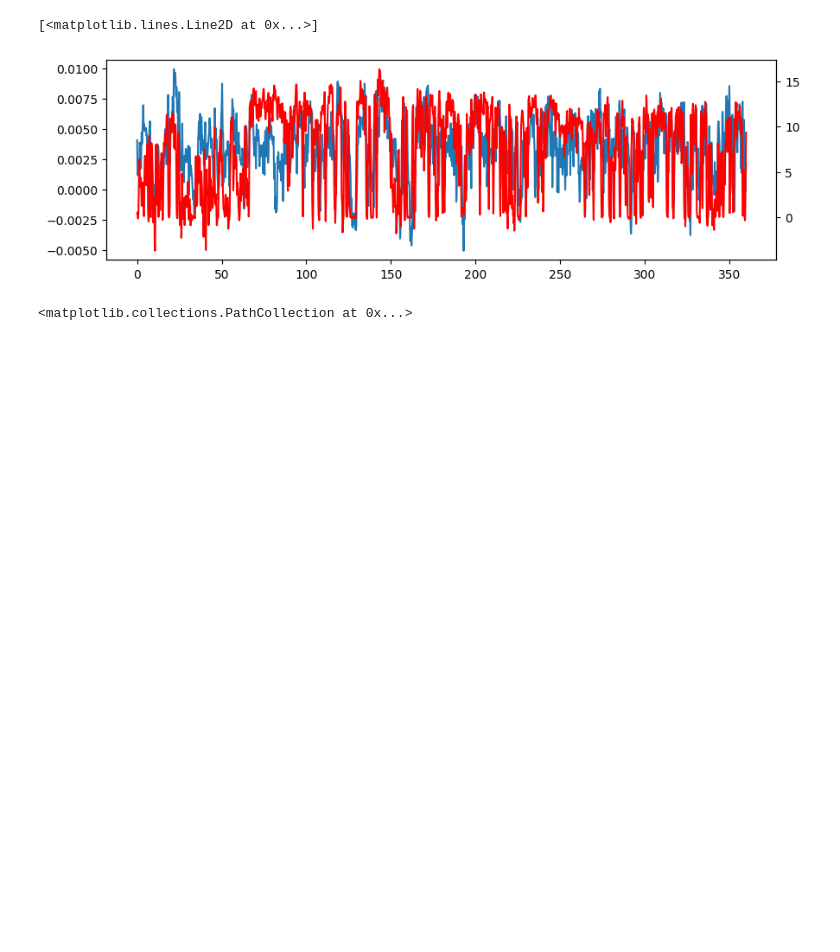
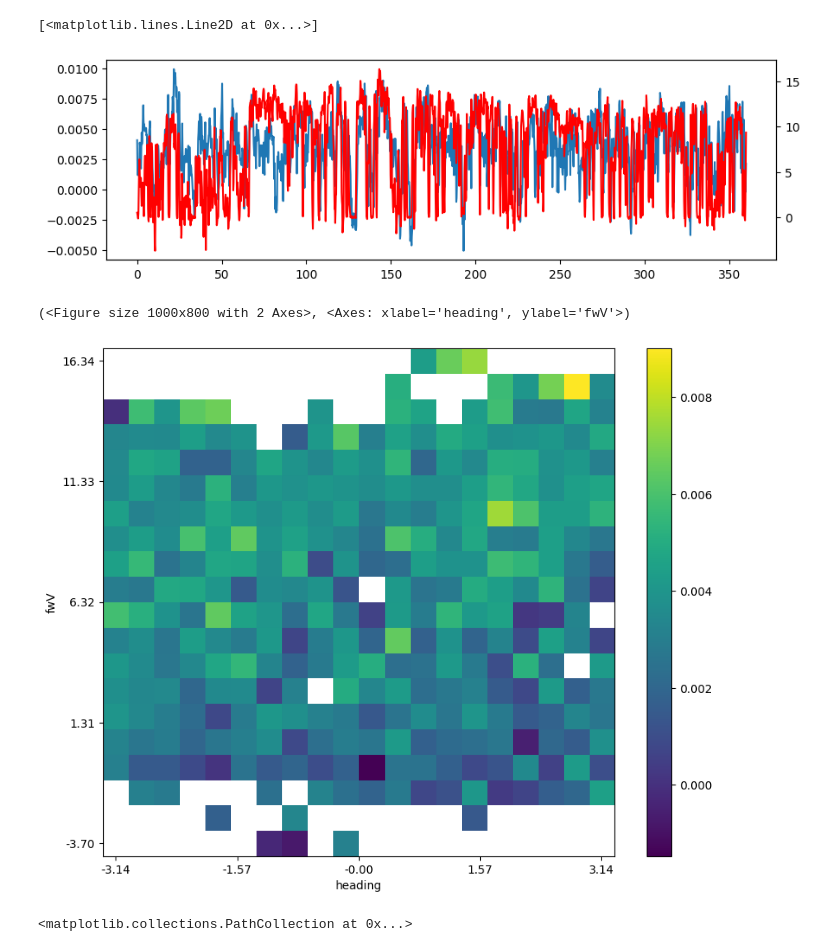
Before and after one commit to jingxuanf0214/thesis-2p-behavior-align, a Jupyter notebook: Exploratory analysis.ipynb, the cells around one changed output. Drawn from its saved outputs; the diff is of its cells as text; code cells hidden in the pictures; blank space fills up the shorter version.

```diff
--- a/Exploratory analysis.ipynb
+++ b/Exploratory analysis.ipynb
@@ -319,3 +401,13 @@ ax2.plot(behav_df['time'], behav_df['fwV'], color='r')
+# %%
+#filtered_behavior_variables = [filter_based_on_histogram(var, 0.5) for var in behavioral_variables]
+filtered_columns = ['mbon21_dff2']
+neural_activity = neural_df[filtered_columns]
+neurons_to_plot = range(neural_activity.shape[1])
+#neural_activity.shape[1]
+tuning_heatmap_2d(behav_df.heading, behav_df.fwV, filtered_columns, np.array(neural_activity.T), neurons_to_plot, 20, ax=None)
+# %% [output]
+(<Figure size 1000x800 with 2 Axes>, <Axes: xlabel='heading', ylabel='fwV'>)
+[figure, added]
 # %%
 
 def scale_circular_variable(series, scale_factor=1/0.8):
```
Also changed, not shown: parts of 6 cells of this notebook.
